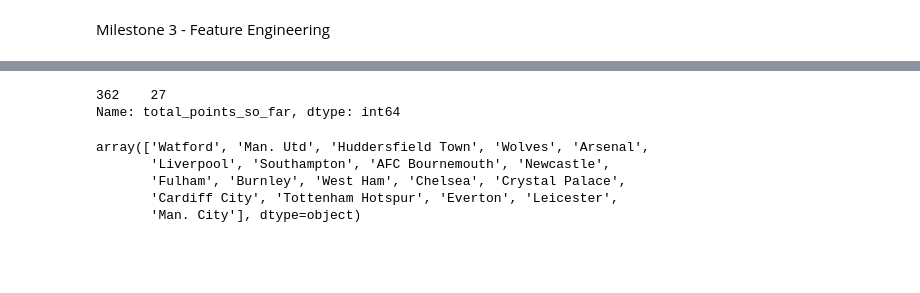
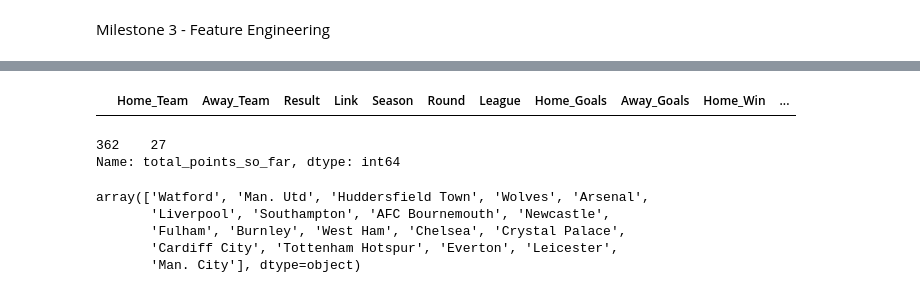
Before and after one commit to tommchale/match-outcome-predictor, a Jupyter notebook: pipeline.ipynb, the cells around one changed output, grey strips where cells are left out. Drawn from its saved outputs; the diff is of its cells as text; code cells hidden in the pictures; blank space fills up the shorter version.

```diff
--- a/pipeline.ipynb
+++ b/pipeline.ipynb
@@ -611,3 +691,7 @@ populated_with_streak_season_df.loc[((populated_with_streak_season_df.Home_Team
+# %%
+combined_ELO_df.loc[((combined_ELO_df.League == "eerste_divisie") & (combined_ELO_df.Season == 1997))].sort_values(by=['Round'], ascending=[True])
+# %% [output]
+|  | Home_Team | Away_Team | Result | Link | Season | Round | League | Home_Goals | Away_Goals | Home_Win | ... |
 # %%
 # Testing Ideas
 
```
Also changed, not shown: parts of 14 cells of this notebook, 1 other file.
